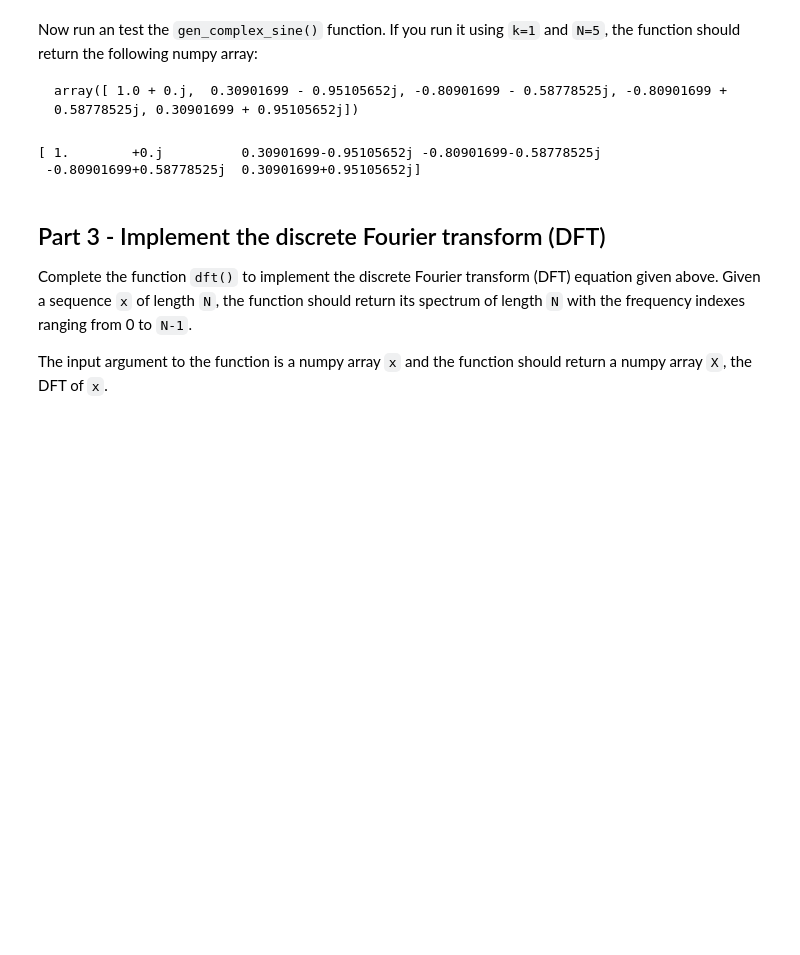
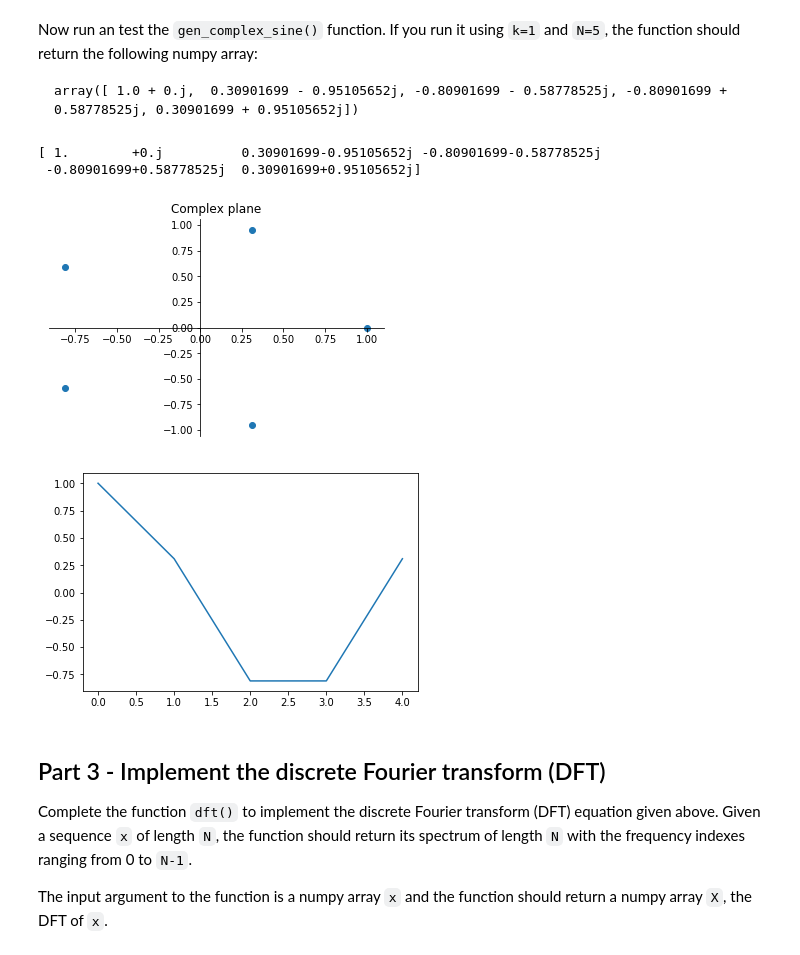
Before and after one commit to RamanS11/sms-tools, a Jupyter notebook: notebooks/E2-Sinusoids-and-DFT.ipynb, the cells around one changed output. Drawn from its saved outputs; the diff is of its cells as text; code cells hidden in the pictures; blank space fills up the shorter version.

Commit message:
Empezando a hacer los plots de la P2

```diff
--- a/notebooks/E2-Sinusoids-and-DFT.ipynb
+++ b/notebooks/E2-Sinusoids-and-DFT.ipynb
@@ -157,13 +158,33 @@ array([ 1.0 + 0.j,  0.30901699 - 0.95105652j, -0.80901699 - 0.58778525j, -0.8090
 # %%
 # E2 - 2.2: Call gen_complex_sine() with the values suggested above and plot the real and imaginary parts of the
 # output complex sinusoid
 
 ### your code here
-x = gen_complex_sine(1,5)
-print(x)
+y = gen_complex_sine(1,5)
+print(y)
+
+X = [x.real for x in cnums]
+Y = [x.imag for x in cnums]
+
+
+fig = plt.figure()
+ax = fig.add_subplot(111)
+ax.set_title('Complex plane')
+ax.scatter(X,Y)
+ax.spines['left'].set_position('zero')
+ax.spines['right'].set_color('none')
+ax.spines['bottom'].set_position('zero')
+ax.spines['top'].set_color('none')
+plt.show()
+
+
+plt.plot(y)
+plt.show()
 # %% [output]
 [ 1.        +0.j          0.30901699-0.95105652j -0.80901699-0.58778525j
  -0.80901699+0.58778525j  0.30901699+0.95105652j]
+[figure, added]
+[figure, added]
 # %% [markdown]
 ## Part 3 - Implement the discrete Fourier transform (DFT)
 
```
Also changed, not shown: parts of 1 cell of this notebook.
